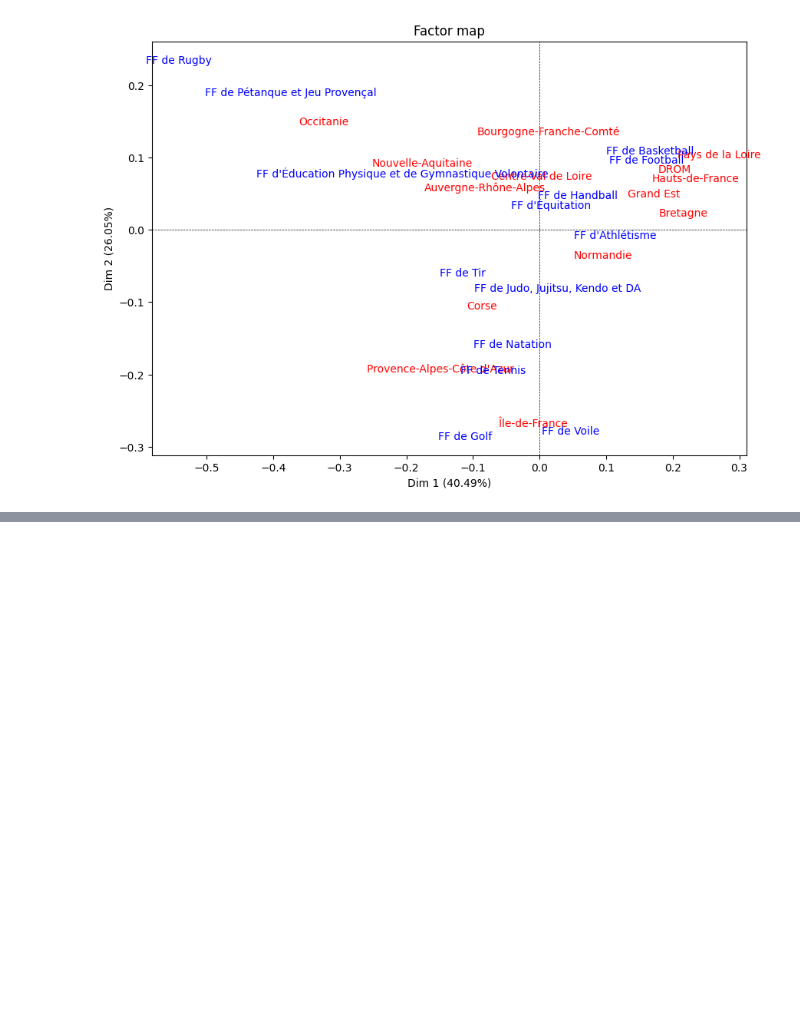
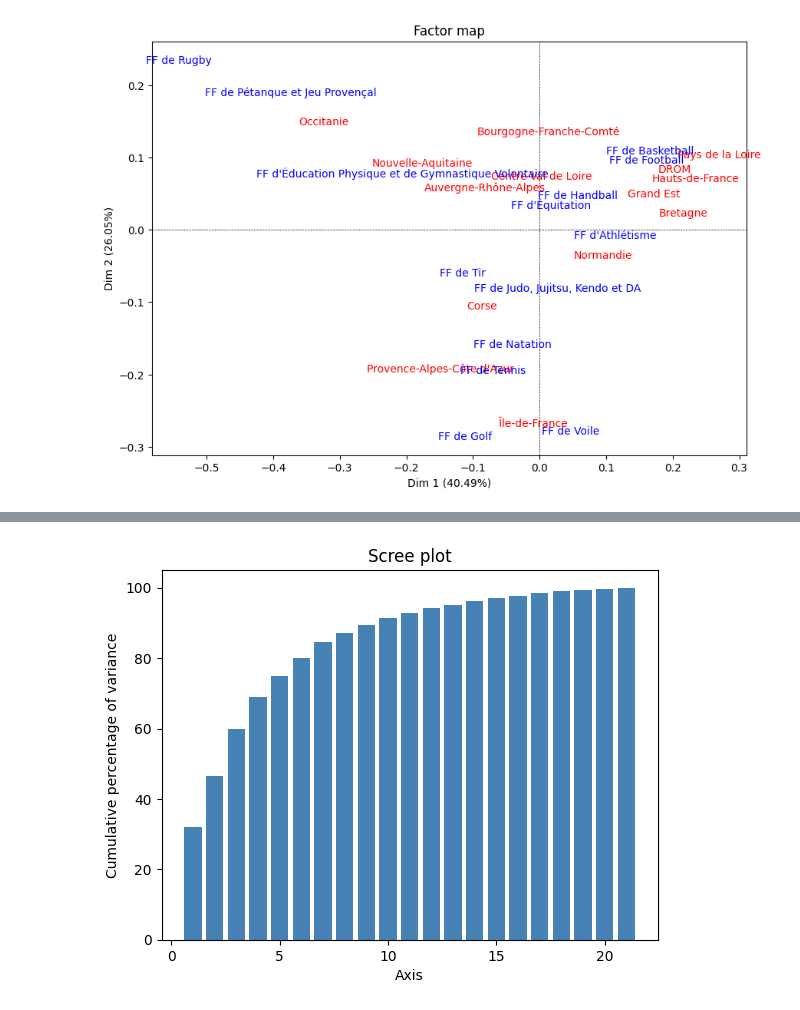
Before and after one commit to paulrsnn/projet-python, a Jupyter notebook: Classification.ipynb, the cells around one changed output, grey strips where cells are left out. Drawn from its saved outputs; the diff is of its cells as text; code cells hidden in the pictures; blank space fills up the shorter version.

```diff
--- a/Classification.ipynb
+++ b/Classification.ipynb
@@ -213,0 +229,4 @@ my_ca.mapping(1,2,figsize=(10,7))
+# %%
+#Répartition des sports pr départeements
+sport_dep= base_sport_par_dep(base)
+sport_dep
@@ -213,0 +247,4 @@ my_ca.mapping(1,2,figsize=(10,7))
+# %%
+#### base de classification
+base_afc_dep=Base_classification_top5_dep(sport_dep)
+base_afc_dep
@@ -213,0 +265,3 @@ my_ca.mapping(1,2,figsize=(10,7))
+# %%
+base_afc_dep=base_afc_dep.set_index('Nom du département')
+base_afc_dep
@@ -213,0 +285,5 @@ my_ca.mapping(1,2,figsize=(10,7))
+# %%
+#on crée une instance de la classe CA
+my_ca_dep=CA(row_labels=base_afc_dep.index.values,col_labels=base_afc_dep.columns.values,stats=True)
+#Estime AFC( entrainer le afc)
+my_ca_dep.fit(base_afc_dep.values)
@@ -213,0 +308,5 @@ my_ca.mapping(1,2,figsize=(10,7))
+# %%
+#graphique des valeurs propres
+my_ca_dep.plot_eigenvalues(type="cumulative")
+# %% [output]
+[figure, added]
```
Also changed, not shown: parts of 38 cells of this notebook, 5 other files.
